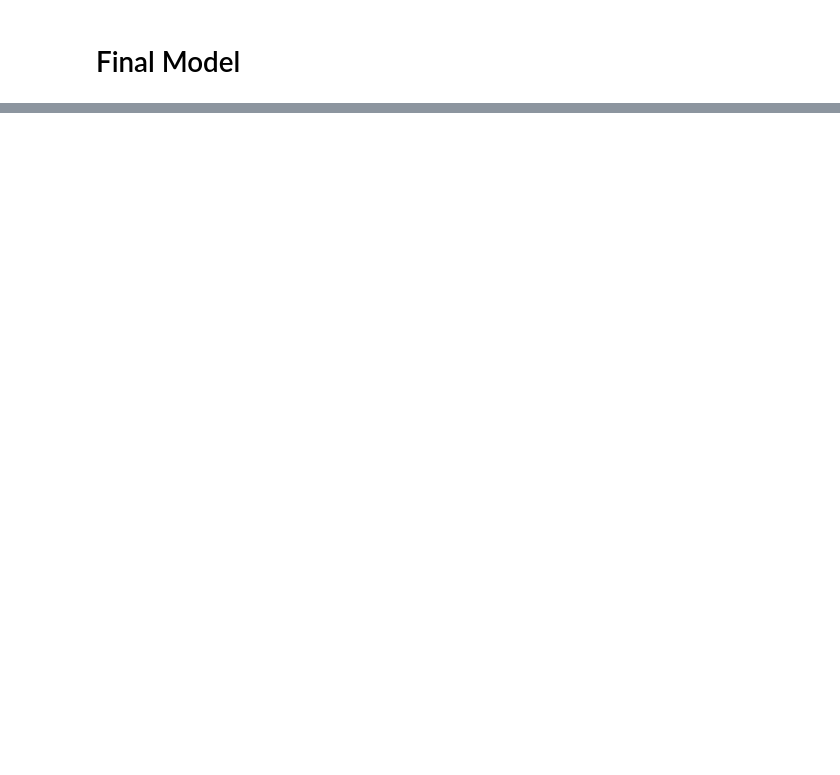
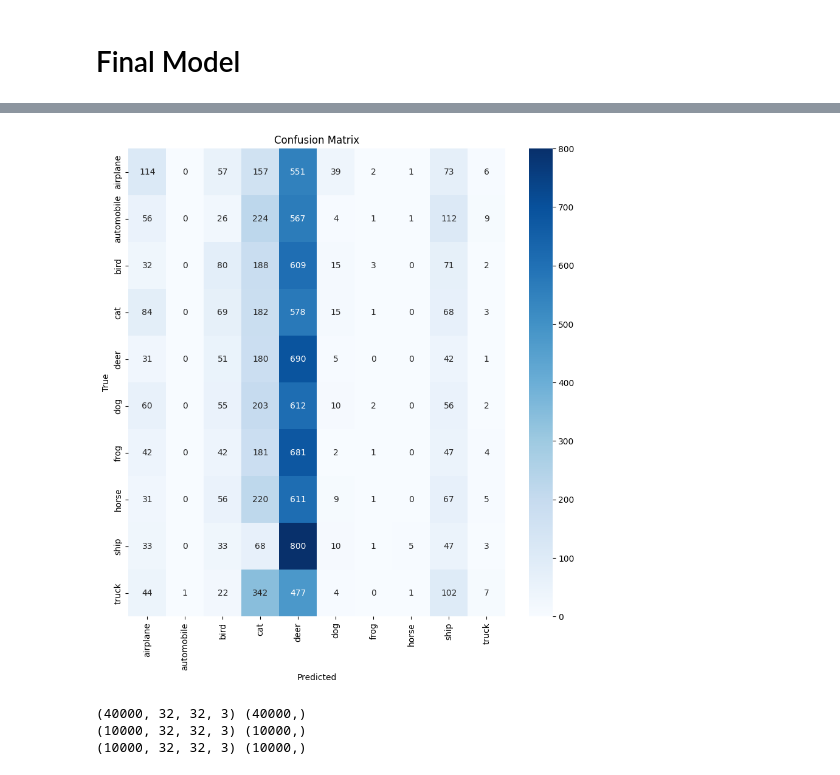
Before and after one commit to bradenkirkpatrick/NN-final, a Jupyter notebook: main.ipynb, the cells around one changed output, grey strips where cells are left out. Drawn from its saved outputs; the diff is of its cells as text; code cells hidden in the pictures; blank space fills up the shorter version.

```diff
--- a/main.ipynb
+++ b/main.ipynb
@@ -1595,0 +1709,19 @@ weighted avg       0.68      0.67      0.67     10000
+# %%
+# confusion matrix
+cm = confusion_matrix(y_test, y_pred)
+plt.figure(figsize=(10, 10))
+sns.heatmap(cm, annot=True, fmt='d', cmap='Blues', xticklabels=label_words.values(), yticklabels=label_words.values())
+plt.xlabel('Predicted')
+plt.ylabel('True')
+plt.title('Confusion Matrix')
+plt.show()
+# %% [output]
+[figure, added]
+# %%
+print(X_train.shape, y_train.shape)
+print(X_val.shape, y_val.shape)
+print(X_test.shape, y_test.shape)
+# %% [output]
+(40000, 32, 32, 3) (40000,)
+(10000, 32, 32, 3) (10000,)
+(10000, 32, 32, 3) (10000,)
```
Also changed, not shown: parts of 10 cells of this notebook.
